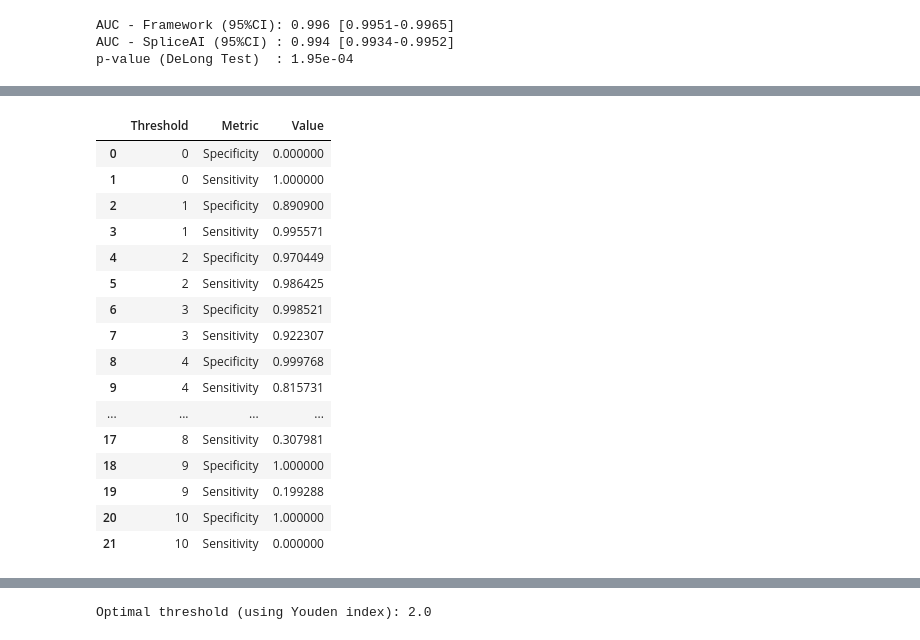
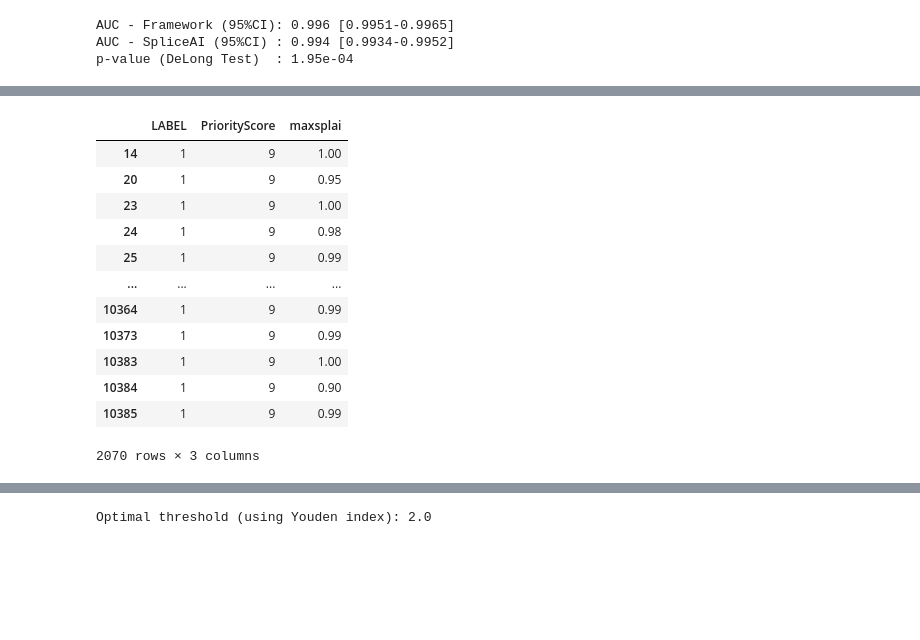
Before and after one commit to ysut/dev, a Jupyter notebook: ValidationData/AUC/roc copy 5.ipynb, the cells around one changed output, grey strips where cells are left out. Drawn from its saved outputs; the diff is of its cells as text; code cells hidden in the pictures; blank space fills up the shorter version.

```diff
--- a/ValidationData/AUC/roc copy 5.ipynb
+++ b/ValidationData/AUC/roc copy 5.ipynb
@@ -550,9 +554,9 @@ results2 = specificity_sensitivity_plotly(data)
 # %%
 threshold = 9
-tp = data[(data['PriorityScore'] > threshold) & (data['LABEL'] == 1)]
-fn = data[(data['PriorityScore'] <= threshold) & (data['LABEL'] == 1)]
-fp = data[(data['PriorityScore'] > threshold) & (data['LABEL'] == 0)]
-tn = data[(data['PriorityScore'] <= threshold) & (data['LABEL'] == 0)]
+tp = data[(data['PriorityScore'] >= threshold) & (data['LABEL'] == 1)]
+fn = data[(data['PriorityScore'] < threshold) & (data['LABEL'] == 1)]
+fp = data[(data['PriorityScore'] >= threshold) & (data['LABEL'] == 0)]
+tn = data[(data['PriorityScore'] < threshold) & (data['LABEL'] == 0)]
 
 print(f"TP: {len(tp)}, FN: {len(fn)}, FP: {len(fp)}, TN: {len(tn)}")
 # %% [output]
@@ -565,20 +563,0 @@ Name: count, dtype: int64
-# %%
-results2
-# %% [output]
-|  | Threshold | Metric | Value |
-| 0 | 0 | Specificity | 0.000000 |
-| 1 | 0 | Sensitivity | 1.000000 |
-| 2 | 1 | Specificity | 0.890900 |
-| 3 | 1 | Sensitivity | 0.995571 |
-| 4 | 2 | Specificity | 0.970449 |
-| 5 | 2 | Sensitivity | 0.986425 |
-| 6 | 3 | Specificity | 0.998521 |
-| 7 | 3 | Sensitivity | 0.922307 |
-| 8 | 4 | Specificity | 0.999768 |
-| 9 | 4 | Sensitivity | 0.815731 |
-| ... | ... | ... | ... |
-| 17 | 8 | Sensitivity | 0.307981 |
-| 18 | 9 | Specificity | 1.000000 |
-| 19 | 9 | Sensitivity | 0.199288 |
-| 20 | 10 | Specificity | 1.000000 |
-| 21 | 10 | Sensitivity | 0.000000 |
@@ -584,0 +566,16 @@ results2
+# %%
+tp
+# %% [output]
+|  | LABEL | PriorityScore | maxsplai |
+| 14 | 1 | 9 | 1.00 |
+| 20 | 1 | 9 | 0.95 |
+| 23 | 1 | 9 | 1.00 |
+| 24 | 1 | 9 | 0.98 |
+| 25 | 1 | 9 | 0.99 |
+| ... | ... | ... | ... |
+| 10364 | 1 | 9 | 0.99 |
+| 10373 | 1 | 9 | 0.99 |
+| 10383 | 1 | 9 | 1.00 |
+| 10384 | 1 | 9 | 0.90 |
+| 10385 | 1 | 9 | 0.99 |
+2070 rows × 3 columns
```
Also changed, not shown: parts of 12 cells of this notebook, 1 other file.
